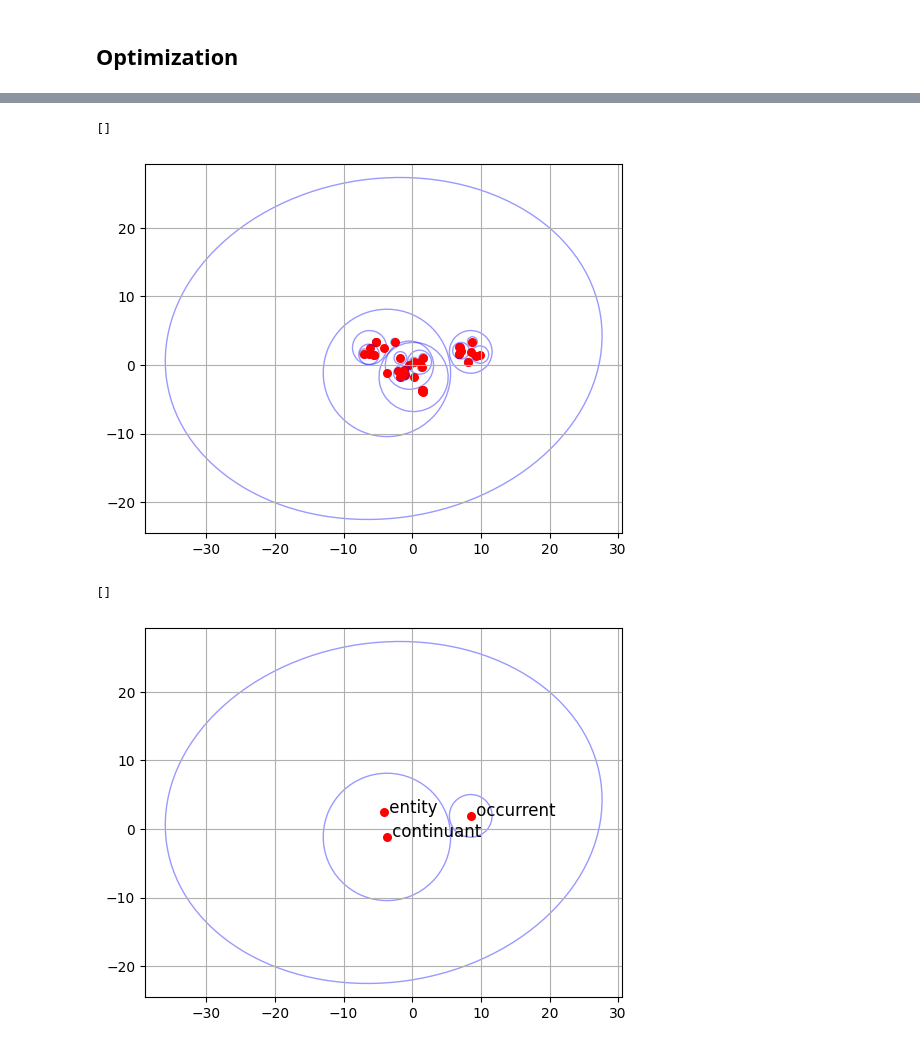
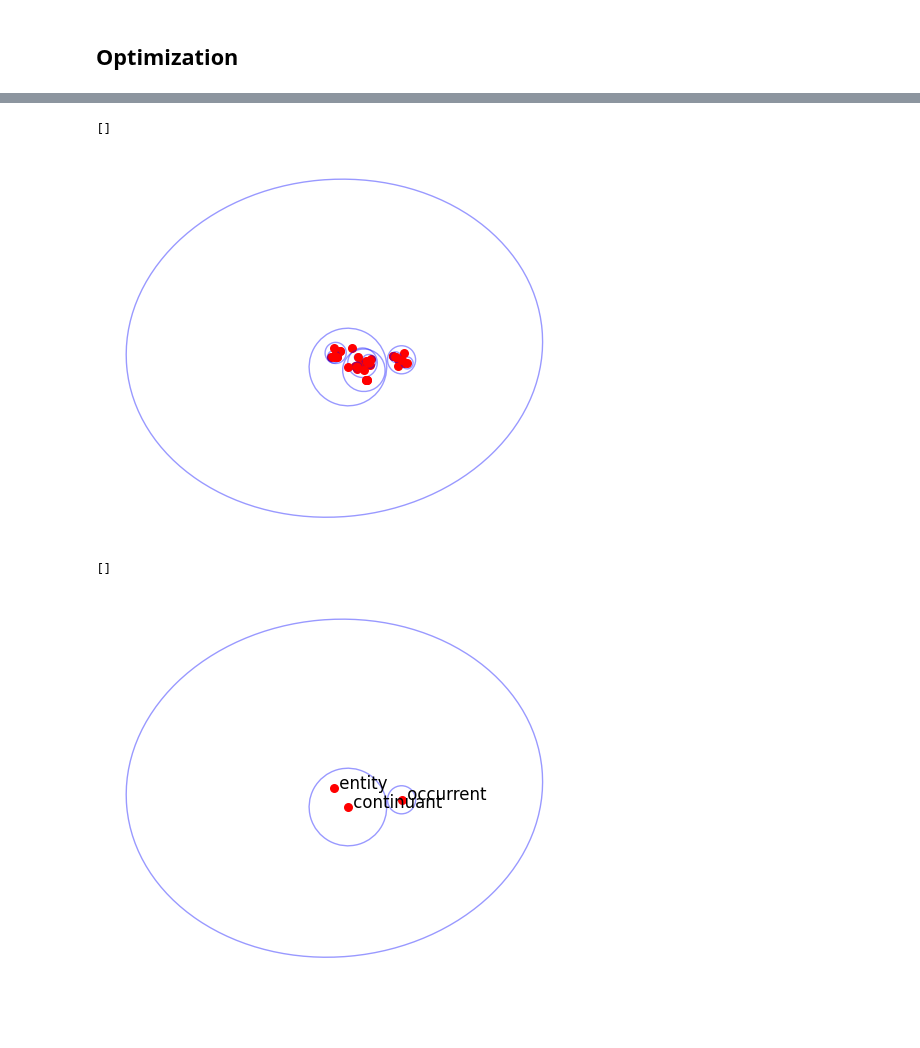
Before and after one commit to SamirKipper/Ontopo, a Jupyter notebook: src/test.ipynb, the cells around one changed output, grey strips where cells are left out. Drawn from its saved outputs; the diff is of its cells as text; code cells hidden in the pictures; blank space fills up the shorter version.

```diff
--- a/src/test.ipynb
+++ b/src/test.ipynb
@@ -142,6 +142,7 @@ pprint(disjoint_pairs)
   'http://purl.obolibrary.org/obo/BFO_0000031')]
 # %%
 figs, axs = plt.subplots()
+axs.set_axis_off()
 axs.grid(False)
 for c in bfo.named_classes:
     for d in c.disjoints:
@@ -149,7 +150,7 @@ for c in bfo.named_classes:
     label, sentences = c.create_sentences()
     center, cov = get_ellipsis(label, sentences)
     ellipsis_dict[c.iri] = center, cov
-    plot_region(center, cov, label=str(c), n_std=2.0, ax=axs)
+    plot_region(center, cov, n_std=2.0, ax=axs)
 plt.plot()
 # %% [output]
 []
@@ -160,7 +161,7 @@ plt.plot()
 optimized = optimize_hierarchy_adaptive(ellipsis_dict,
                                         bfo.format_hierarchy(),
                                         disjoint_pairs,
-                                        lr = 3e-2,
+                                        lr = 5e-2,
                                         lr_factor = 0.5,
-                                        target_loss=1)
+                                        target_loss=0.5)
 # %% [output]
@@ -184,16 +185,20 @@ final loss = 0.9992 at iteration 12911
 # %%
 figs, axs = plt.subplots()
+axs.set_axis_off()
 axs.grid(False)
+
 for k, v in optimized.items():
     mu_2d = v.mu.detach().cpu().numpy()
     cov_2d = v.cov.detach().cpu().numpy()
     plot_region(mu_2d, cov_2d, n_std=2.0, ax=axs)
 plt.plot()
 # %% [output]
 []
-[figure, old version]
+[figure, new version]
 # %%
 figs, axs = plt.subplots()
+axs.set_axis_off()
+axs.grid(False)
 for k, v in optimized.items():
     class_e = NamedClass(iri = k, store = bfo.store)
     if class_e.iri == "http://purl.obolibrary.org/obo/BFO_0000001" or class_e.iri == "http://purl.obolibrary.org/obo/BFO_0000002" or class_e.iri == "http://purl.obolibrary.org/obo/BFO_0000003":
@@ -204,6 +209,6 @@ for k, v in optimized.items():
 plt.plot()
 # %% [output]
 []
-[figure, old version]
+[figure, new version]
 # %%
 figs, axs = plt.subplots()
```
Also changed, not shown: parts of 4 cells of this notebook, 2 other files.
